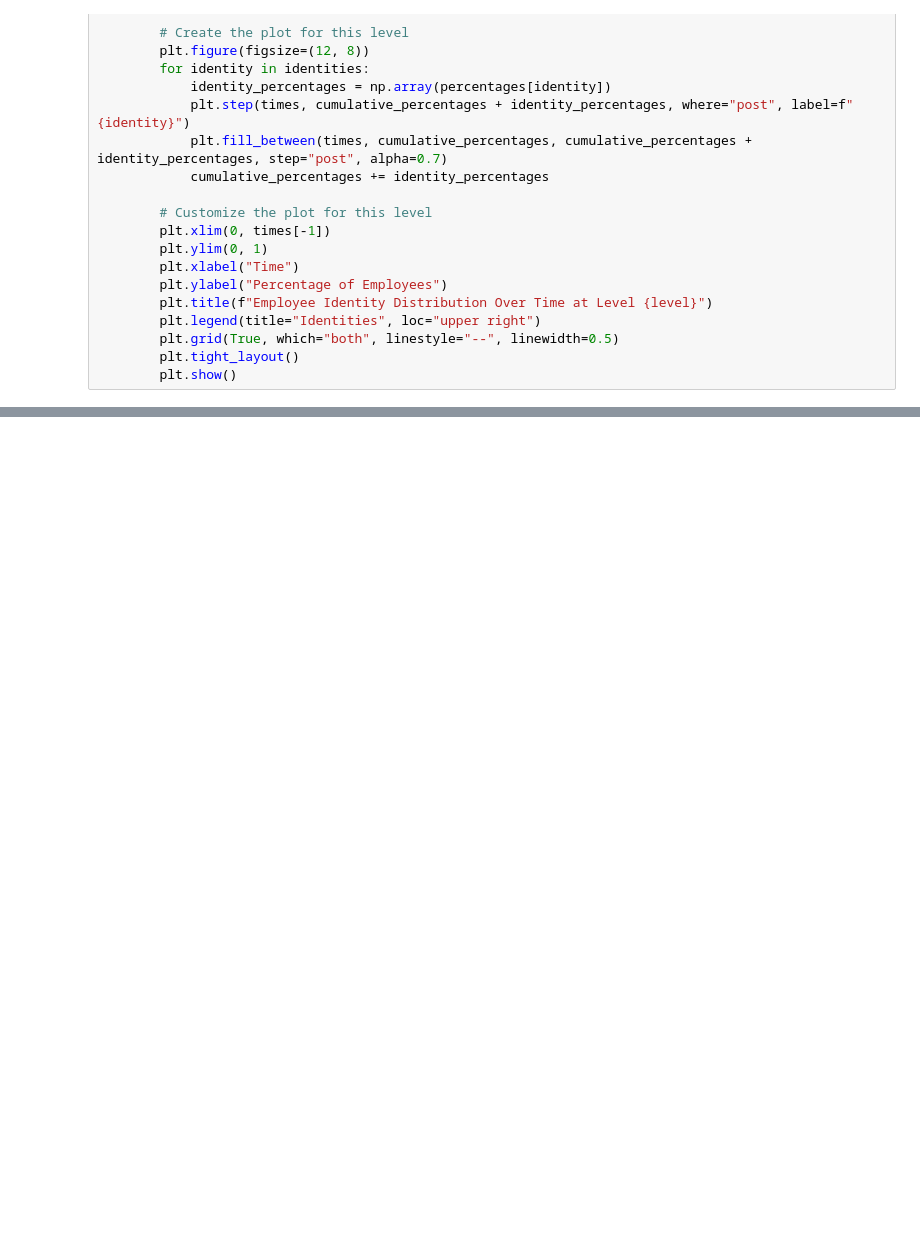
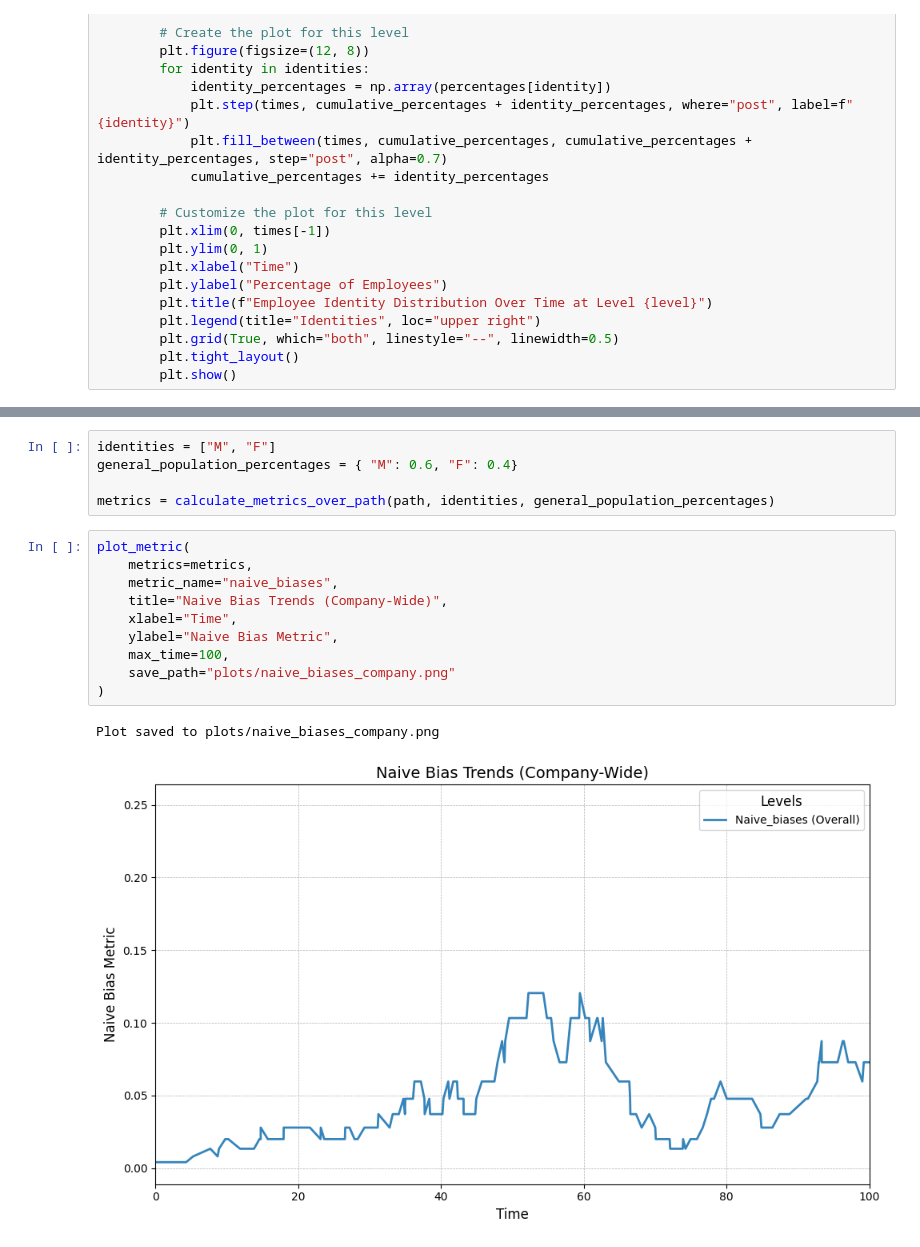
Before and after one commit to jcj59/gender-bias-analysis, a Jupyter notebook: notebooks/test.ipynb, the cells around one changed output, grey strips where cells are left out. Saved outputs shown, nothing was run; the diff lists cells and outputs as text; blank space fills up the shorter version.

```diff
--- a/notebooks/test.ipynb
+++ b/notebooks/test.ipynb
@@ -157,0 +216,18 @@ F 0
+# %%
+identities = ["M", "F"]
+general_population_percentages = { "M": 0.6, "F": 0.4}
+
+metrics = calculate_metrics_over_path(path, identities, general_population_percentages)
+# %%
+plot_metric(
+    metrics=metrics,
+    metric_name="naive_biases",
+    title="Naive Bias Trends (Company-Wide)",
+    xlabel="Time",
+    ylabel="Naive Bias Metric",
+    max_time=100,
+    save_path="plots/naive_biases_company.png"
+)
+# %% [output]
+Plot saved to plots/naive_biases_company.png
+[figure, added]
```
Also changed, not shown: parts of 10 cells of this notebook, 15 other files.
